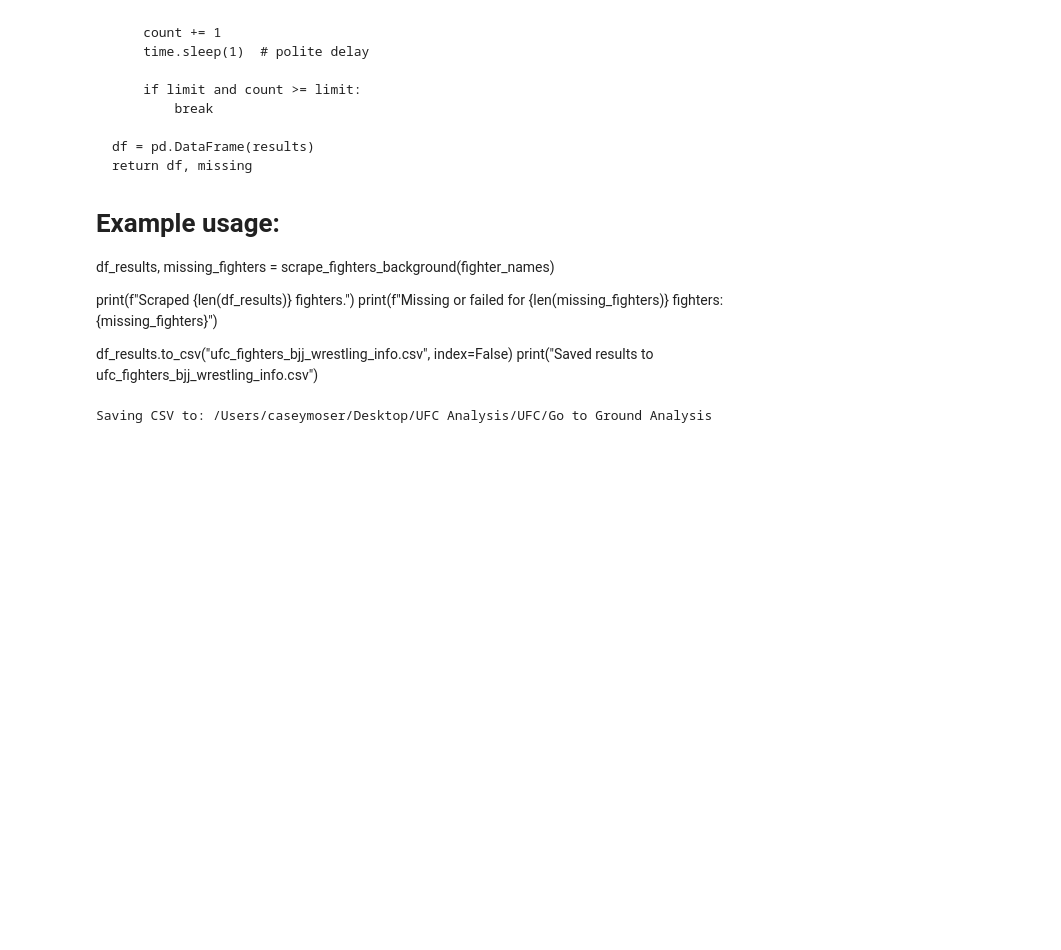
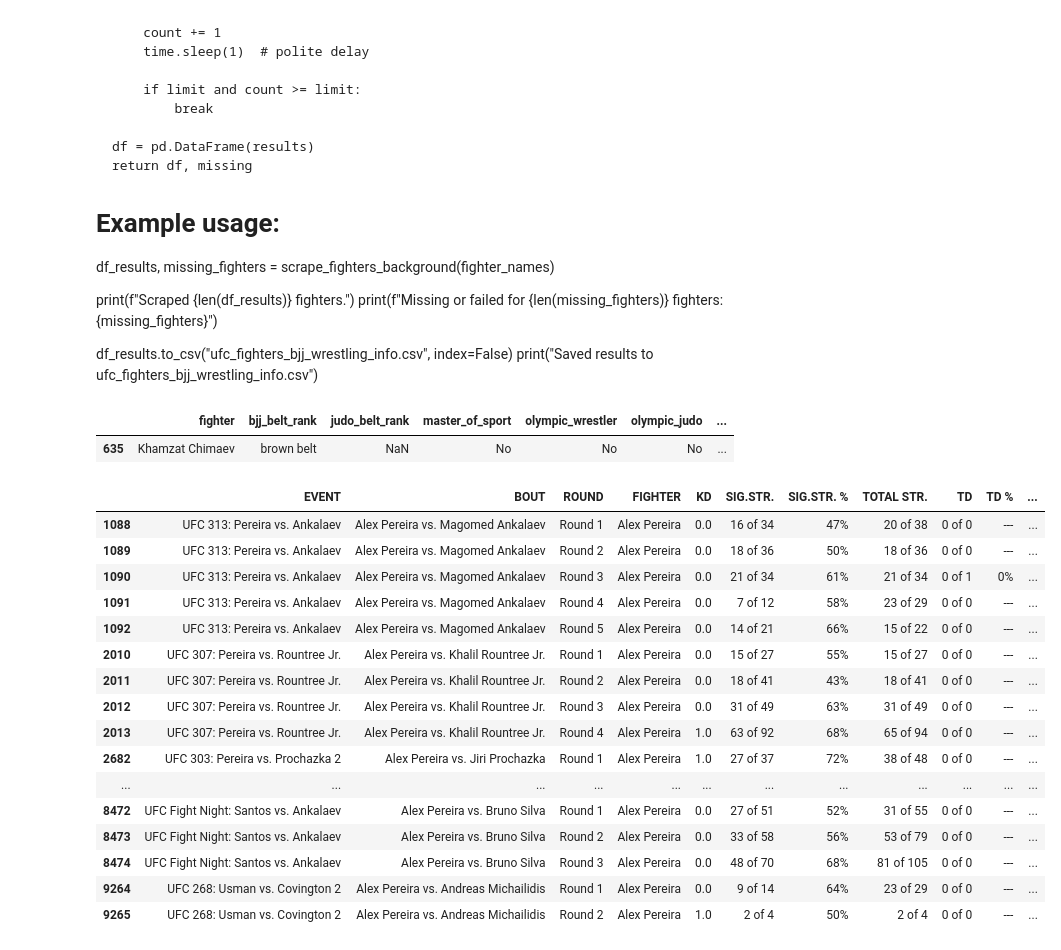
Before and after one commit to cmoser11/UFC, a Jupyter notebook: Go to Ground Analysis/go_to_ground.ipynb, the cells around one changed output. Drawn from its saved outputs; the diff is of its cells as text; code cells hidden in the pictures; blank space fills up the shorter version.

```diff
--- a/Go to Ground Analysis/go_to_ground.ipynb
+++ b/Go to Ground Analysis/go_to_ground.ipynb
@@ -164,5 +164,32 @@ df_results.to_csv("ufc_fighters_bjj_wrestling_info.csv", index=False)
 print("Saved results to ufc_fighters_bjj_wrestling_info.csv")
 # %%
 #note to self: load in new dataset
+
+grappling_path = '/Users/caseymoser/Desktop/UFC Analysis/UFC/Go to Ground Analysis/ufc_fighters_bjj_wrestling_info.csv'
+
+grappling_df = pd.read_csv(grappling_path)
 # %% [output]
-Saving CSV to: /Users/caseymoser/Desktop/UFC Analysis/UFC/Go to Ground Analysis
+|  | fighter | bjj_belt_rank | judo_belt_rank | master_of_sport | olympic_wrestler | olympic_judo | ... |
+| 635 | Khamzat Chimaev | brown belt | NaN | No | No | No | ... |
+# %%
+# classifying fighers as strikers or grapplers
+
+stats_df[stats_df['FIGHTER']=='Alex Pereira']
+# %% [output]
+|  | EVENT | BOUT | ROUND | FIGHTER | KD | SIG.STR. | SIG.STR. % | TOTAL STR. | TD | TD % | ... |
+| 1088 | UFC 313: Pereira vs. Ankalaev | Alex Pereira vs. Magomed Ankalaev | Round 1 | Alex Pereira | 0.0 | 16 of 34 | 47% | 20 of 38 | 0 of 0 | --- | ... |
+| 1089 | UFC 313: Pereira vs. Ankalaev | Alex Pereira vs. Magomed Ankalaev | Round 2 | Alex Pereira | 0.0 | 18 of 36 | 50% | 18 of 36 | 0 of 0 | --- | ... |
+| 1090 | UFC 313: Pereira vs. Ankalaev | Alex Pereira vs. Magomed Ankalaev | Round 3 | Alex Pereira | 0.0 | 21 of 34 | 61% | 21 of 34 | 0 of 1 | 0% | ... |
+| 1091 | UFC 313: Pereira vs. Ankalaev | Alex Pereira vs. Magomed Ankalaev | Round 4 | Alex Pereira | 0.0 | 7 of 12 | 58% | 23 of 29 | 0 of 0 | --- | ... |
+| 1092 | UFC 313: Pereira vs. Ankalaev | Alex Pereira vs. Magomed Ankalaev | Round 5 | Alex Pereira | 0.0 | 14 of 21 | 66% | 15 of 22 | 0 of 0 | --- | ... |
+| 2010 | UFC 307: Pereira vs. Rountree Jr. | Alex Pereira vs. Khalil Rountree Jr. | Round 1 | Alex Pereira | 0.0 | 15 of 27 | 55% | 15 of 27 | 0 of 0 | --- | ... |
+| 2011 | UFC 307: Pereira vs. Rountree Jr. | Alex Pereira vs. Khalil Rountree Jr. | Round 2 | Alex Pereira | 0.0 | 18 of 41 | 43% | 18 of 41 | 0 of 0 | --- | ... |
+| 2012 | UFC 307: Pereira vs. Rountree Jr. | Alex Pereira vs. Khalil Rountree Jr. | Round 3 | Alex Pereira | 0.0 | 31 of 49 | 63% | 31 of 49 | 0 of 0 | --- | ... |
+| 2013 | UFC 307: Pereira vs. Rountree Jr. | Alex Pereira vs. Khalil Rountree Jr. | Round 4 | Alex Pereira | 1.0 | 63 of 92 | 68% | 65 of 94 | 0 of 0 | --- | ... |
+| 2682 | UFC 303: Pereira vs. Prochazka 2 | Alex Pereira vs. Jiri Prochazka | Round 1 | Alex Pereira | 1.0 | 27 of 37 | 72% | 38 of 48 | 0 of 0 | --- | ... |
+| ... | ... | ... | ... | ... | ... | ... | ... | ... | ... | ... | ... |
+| 8472 | UFC Fight Night: Santos vs. Ankalaev | Alex Pereira vs. Bruno Silva | Round 1 | Alex Pereira | 0.0 | 27 of 51 | 52% | 31 of 55 | 0 of 0 | --- | ... |
+| 8473 | UFC Fight Night: Santos vs. Ankalaev | Alex Pereira vs. Bruno Silva | Round 2 | Alex Pereira | 0.0 | 33 of 58 | 56% | 53 of 79 | 0 of 0 | --- | ... |
+| 8474 | UFC Fight Night: Santos vs. Ankalaev | Alex Pereira vs. Bruno Silva | Round 3 | Alex Pereira | 0.0 | 48 of 70 | 68% | 81 of 105 | 0 of 0 | --- | ... |
+| 9264 | UFC 268: Usman vs. Covington 2 | Alex Pereira vs. Andreas Michailidis | Round 1 | Alex Pereira | 0.0 | 9 of 14 | 64% | 23 of 29 | 0 of 0 | --- | ... |
+| 9265 | UFC 268: Usman vs. Covington 2 | Alex Pereira vs. Andreas Michailidis | Round 2 | Alex Pereira | 1.0 | 2 of 4 | 50% | 2 of 4 | 0 of 0 | --- | ... |
```
